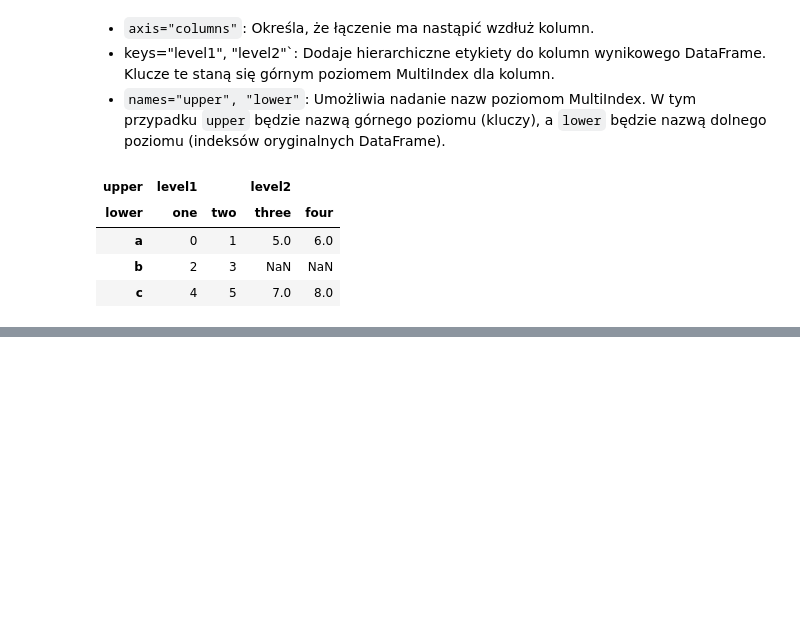
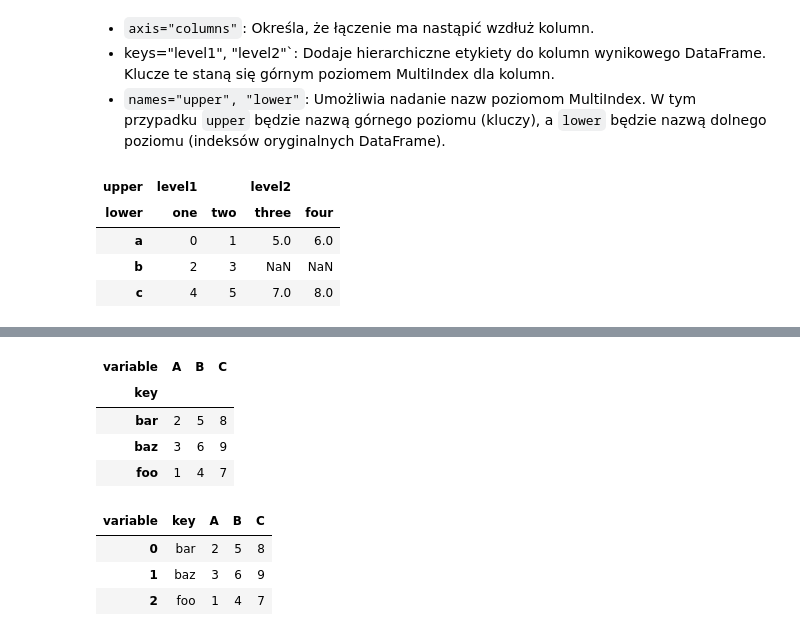
Before and after one commit to url-github/Pandas, a Jupyter notebook: 008_PywAD_Przetwarzanie_danych,_łączenie_itd.ipynb, the cells around one changed output, grey strips where cells are left out. Saved outputs shown, nothing was run; the diff lists cells and outputs as text; code cells hidden in the pictures; blank space fills up the shorter version.

```diff
--- a/008_PywAD_Przetwarzanie_danych,_łączenie_itd.ipynb
+++ b/008_PywAD_Przetwarzanie_danych,_łączenie_itd.ipynb
@@ -985,0 +1246,16 @@ pd.melt(df, value_vars=["key", "A", "B"])
+# %%
+reshaped = melted.pivot(index="key", columns="variable",
+                        values="value")reshaped
+# %% [output]
+| variable | A | B | C |
+| key |  |  |  |
+| bar | 2 | 5 | 8 |
+| baz | 3 | 6 | 9 |
+| foo | 1 | 4 | 7 |
+# %%
+reshaped.reset_index()
+# %% [output]
+| variable | key | A | B | C |
+| 0 | bar | 2 | 5 | 8 |
+| 1 | baz | 3 | 6 | 9 |
+| 2 | foo | 1 | 4 | 7 |
```
Also changed, not shown: parts of 71 cells of this notebook.
